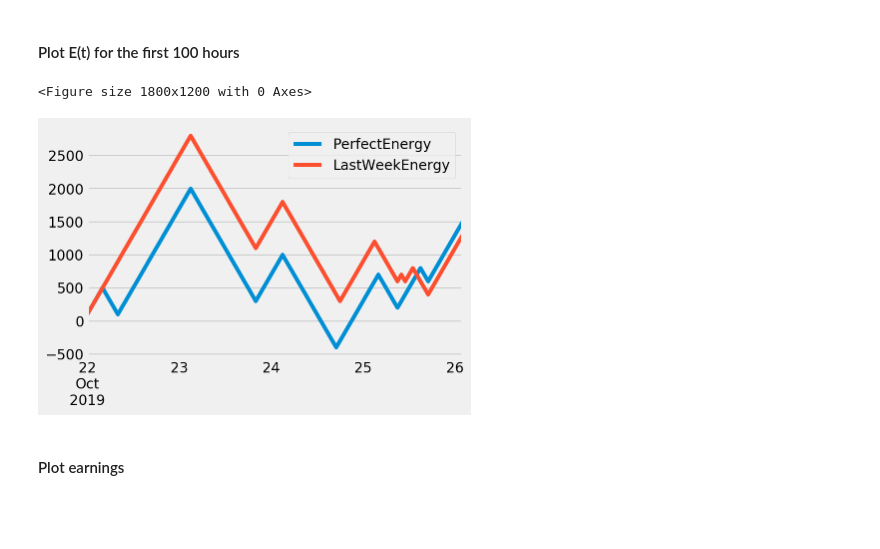
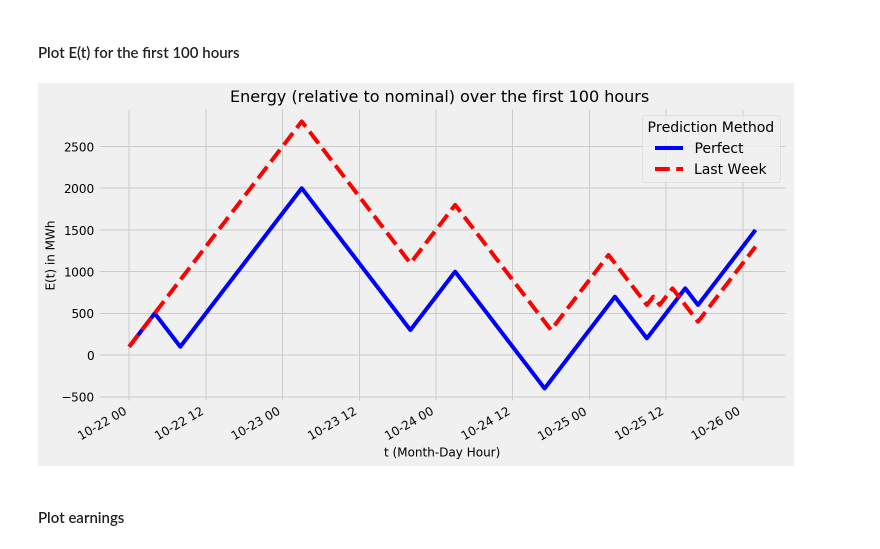
Before and after one commit to lukasbahr/pom, a Jupyter notebook: dsm/dsm.ipynb, the cells around one changed output. Cells and saved outputs as stored; diff of their text form; code cells hidden in the pictures; blank space fills up the shorter version.

```diff
--- a/dsm/dsm.ipynb
+++ b/dsm/dsm.ipynb
@@ -376,11 +403,19 @@ powerplot.show()
 # %% [markdown]
 #### Plot E(t) for the first 100 hours
-# %%
-energyplot = plt.figure(dpi = 300)
-plotframe.iloc[0:99].plot(y = ['PerfectEnergy', 'LastWeekEnergy'])
-energyplot.show()
-# %% [output]
-<Figure size 1800x1200 with 0 Axes>
-[figure, removed]
+# %%
+#Create Energy Plot
+energyFig, energyAx = plt.subplots(figsize = (11,6))
+energyAx.set_title("Energy (relative to nominal) over the first 100 hours ", fontsize = 16)
+energyAx.set_xlabel("t (Month-Day Hour)", fontsize = 12)
+energyAx.set_ylabel("E(t) in MWh", fontsize = 12)
+energyAx.tick_params(axis = 'both', labelsize = 12)
+#Plot Data onto the axes
+energyAx.plot(plotframe.iloc[0:99].index, plotframe['PerfectEnergy'].iloc[0:99], 'b')
+energyAx.plot(plotframe.iloc[0:99].index, plotframe['LastWeekEnergy'].iloc[0:99], 'r', linestyle = 'dashed')
+#Fill legend
+energyAx.legend(['Perfect', 'Last Week'], title = "Prediction Method")
+energyFig.autofmt_xdate(rotation = 30)
+# %% [output]
+[figure, added]
 # %% [markdown]
 #### Plot earnings
```
Also changed, not shown: parts of 10 cells of this notebook, 2 other files.
